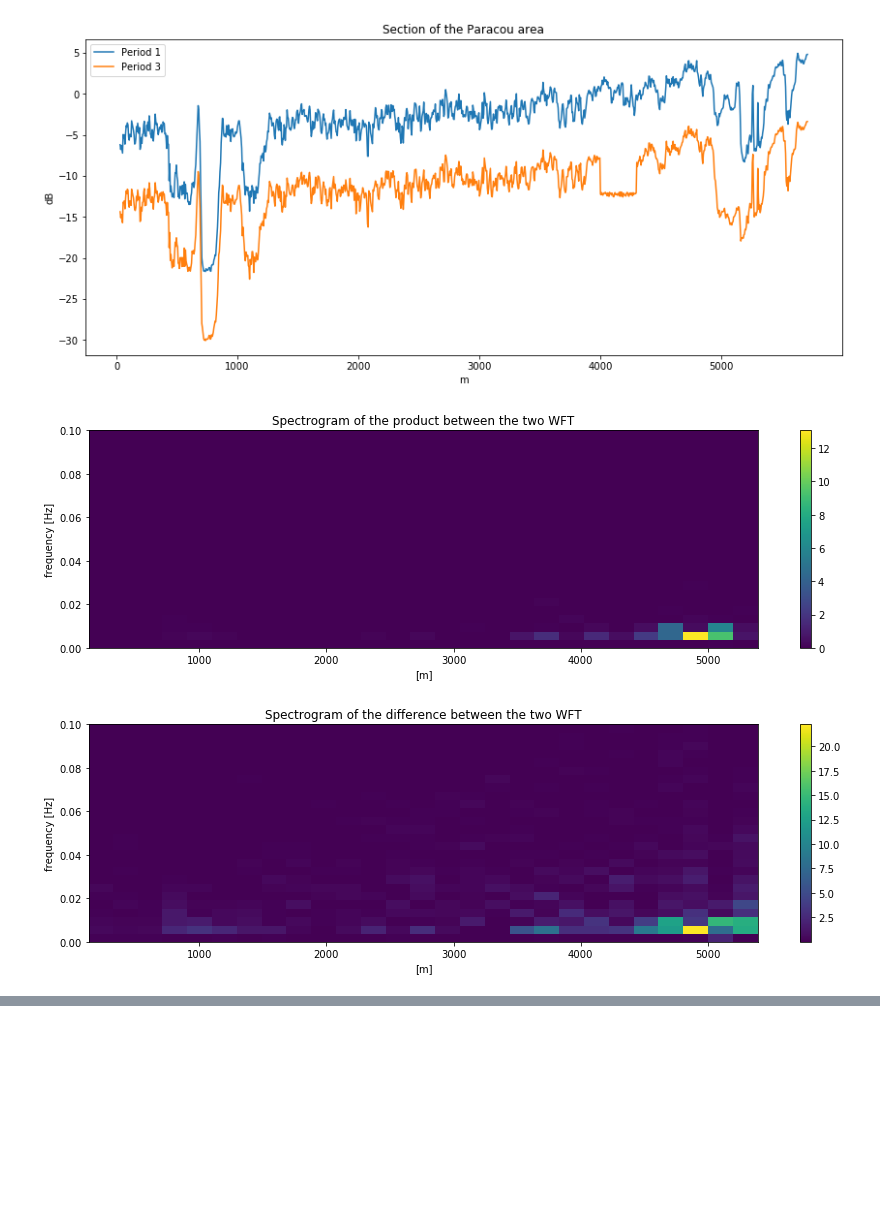
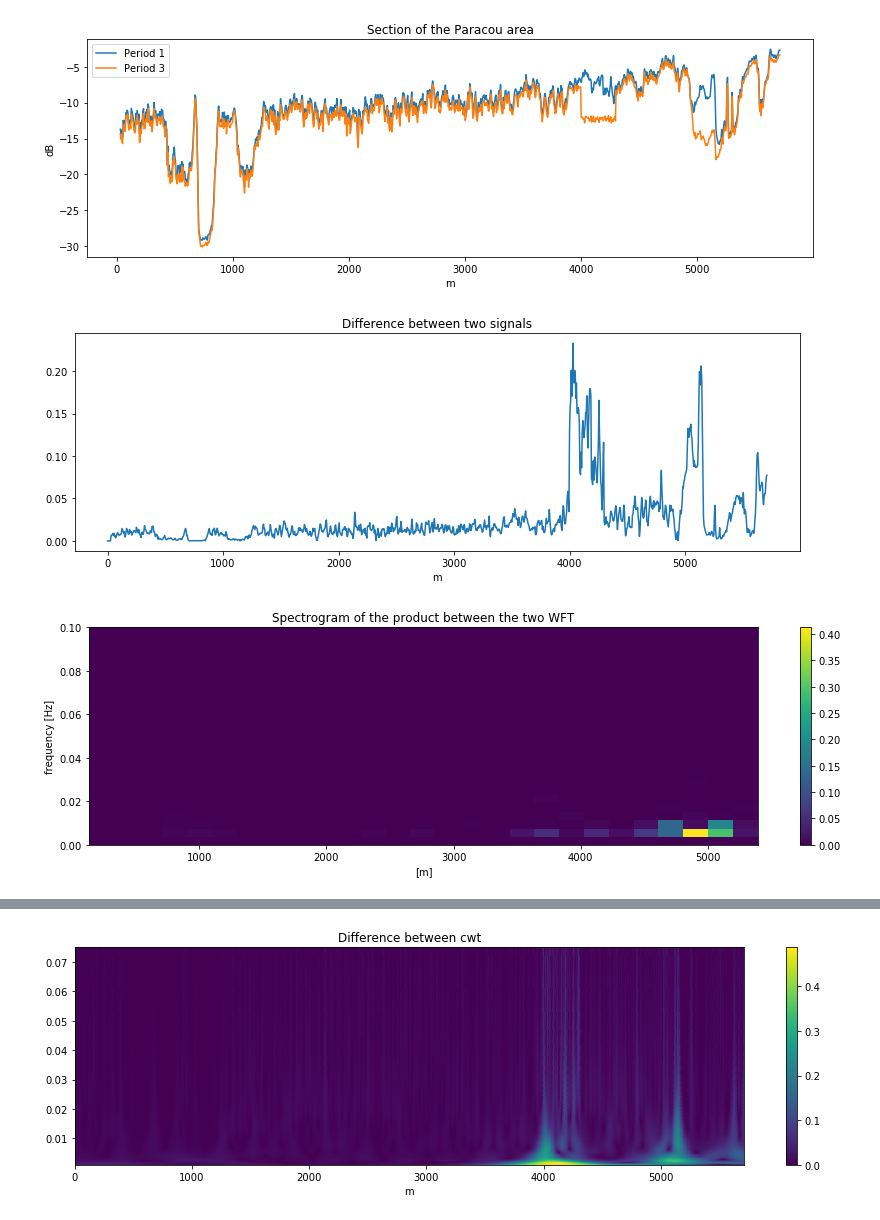
Before and after one commit to eobroets/CESBIO, a Jupyter notebook: lib2.ipynb, the cells around one changed output, grey strips where cells are left out. Saved outputs shown, nothing was run; the diff lists cells and outputs as text; code cells hidden in the pictures; blank space fills up the shorter version.

```diff
--- a/lib2.ipynb
+++ b/lib2.ipynb
@@ -28,31 +30,36 @@ im3 = lib2(ds_band3)
+# %%
+sig = np.var(im1._ds_band)
 # %%
-im3._ds_band = im3.simulate_deforestation_v2([4000,4300], mu = 0.06, sigma = np.var(im1._ds_band)/15)
-im1._ds_band = im1.simulate_shift(s = 50)
+
+
+im3._ds_band = im3.simulate_deforestation_v2([4000,4300], mu = 0.06, sigma = sig/2)
+
+im1._ds_band = im1.simulate_shift(s = 25)
 im1.spectrogram(n_win = 52, plot = False)
 im3.spectrogram(n_win = 52, plot = False)
+diff_classique = np.abs(im1._ds_band - im3._ds_band)
 im1.plot_section(im3)
+im1.plot_signal(diff_classique, title = "Difference between two signals")
+
 im1.cross_spectro(im3, prod = True)
 
 im1.cross_spectro(im3, diff = True)
 
 
 w = 2.5
 sig_prod = im1._ds_band * im3._ds_band
 #im1.plot_sections(sig_prod, im3._ds_band, label1 = "product between band1, band3", label2 = "band1")
 cwt1 = im1.cwt(im1._ds_band, w)
 cwt2 = im3.cwt(im3._ds_band, w)
 cwt3 = im1.cwt(sig_prod, w)
 
 dcwt = np.abs(cwt1-cwt2)
 pcwt = np.abs(cwt1*np.conj(cwt2))
 im1.plot_cwt(cwt3, title = "Product band1, band3 then cwt")
 im1.plot_cwt(pcwt, title = "XWT", vmax = 0.4)
 
 im1.plot_cwt(dcwt, title = "Difference between cwt")
-
-dz = np.abs(im1._spectro_Z - im3._spectro_Z)
-seuil = 0.4
 # %% [output]
-[figure, old version]
+[figure, new version]
-[figure, old version]
+[figure, new version]
-[figure, old version]
+[figure, new version]
@@ -61,0 +69 @@ seuil = 0.4
+[figure, added]
```
Also changed, not shown: parts of 4 cells of this notebook, 2 other files.
